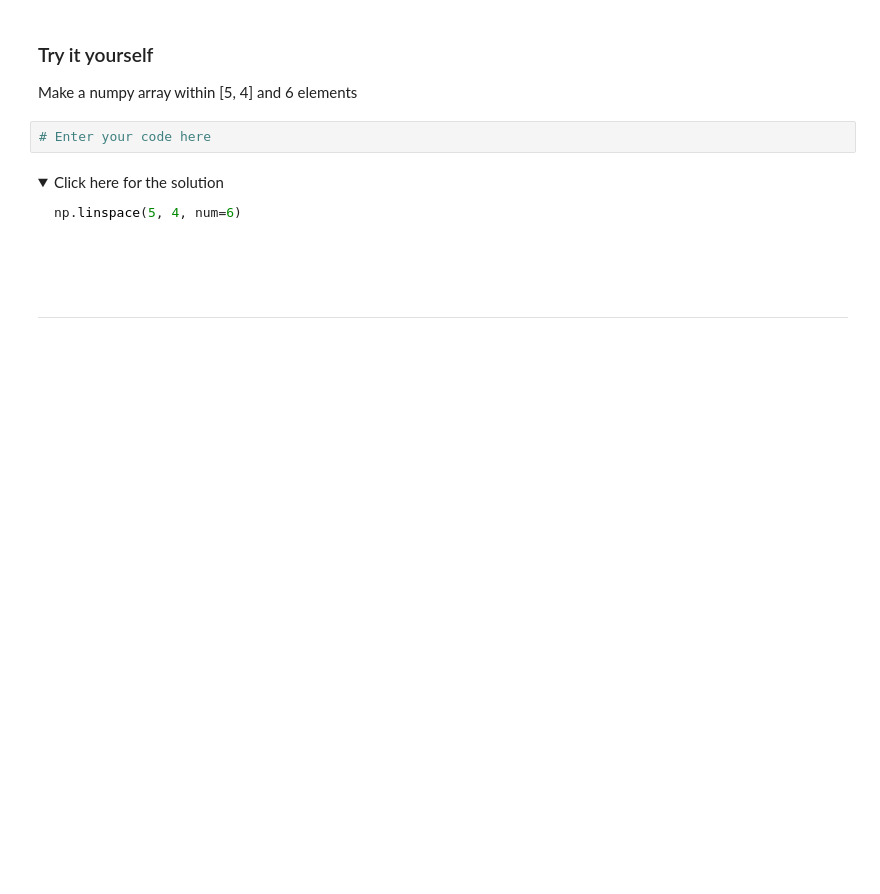
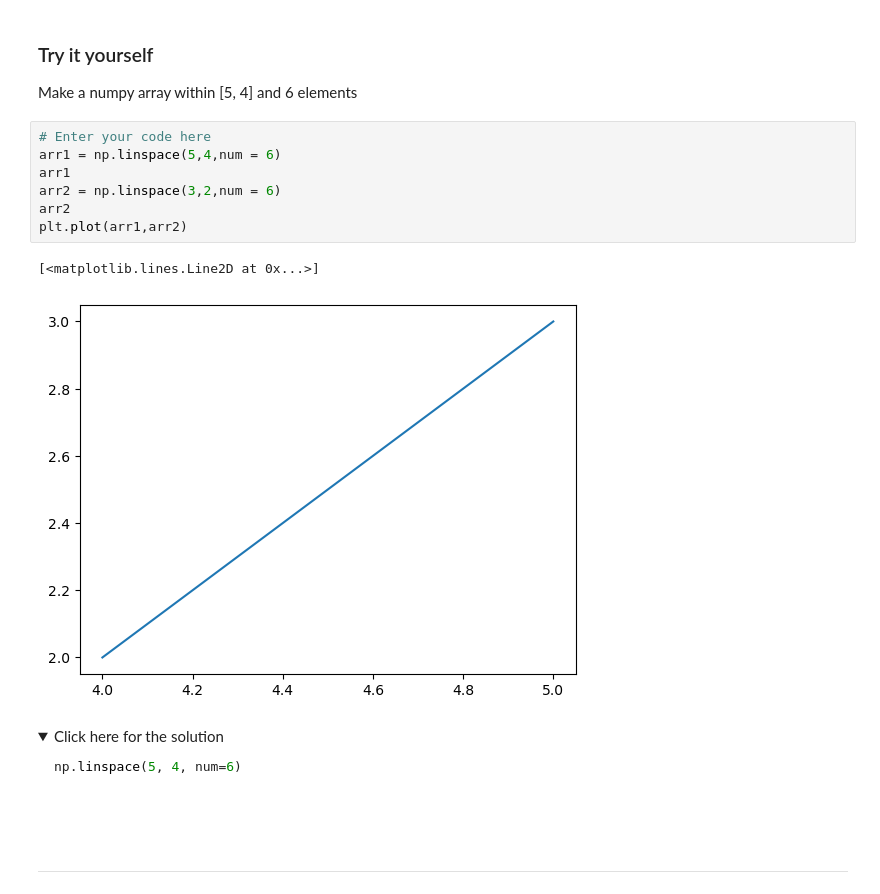
Before and after one commit to vedamsh95/Python_Learning, a Jupyter notebook: Numpy_Coursera.ipynb, the cells around one changed output. Drawn from its saved outputs; the diff is of its cells as text; folded sections open; blank space fills up the shorter version.

```diff
--- a/Numpy_Coursera.ipynb
+++ b/Numpy_Coursera.ipynb
@@ -750,8 +821,16 @@ plt.plot(x, y)
 ### Try it yourself
 
  Make a numpy array within [5, 4] and 6 elements
-# %%
-# Enter your code here
+# %%
+# Enter your code here
+arr1 = np.linspace(5,4,num = 6)
+arr1
+arr2 = np.linspace(3,2,num = 6)
+arr2
+plt.plot(arr1,arr2)
+# %% [output]
+[<matplotlib.lines.Line2D at 0x...>]
+[figure, added]
 # %% [markdown]
 <details><summary>Click here for the solution</summary>
 
```
Also changed, not shown: parts of 51 cells of this notebook.
